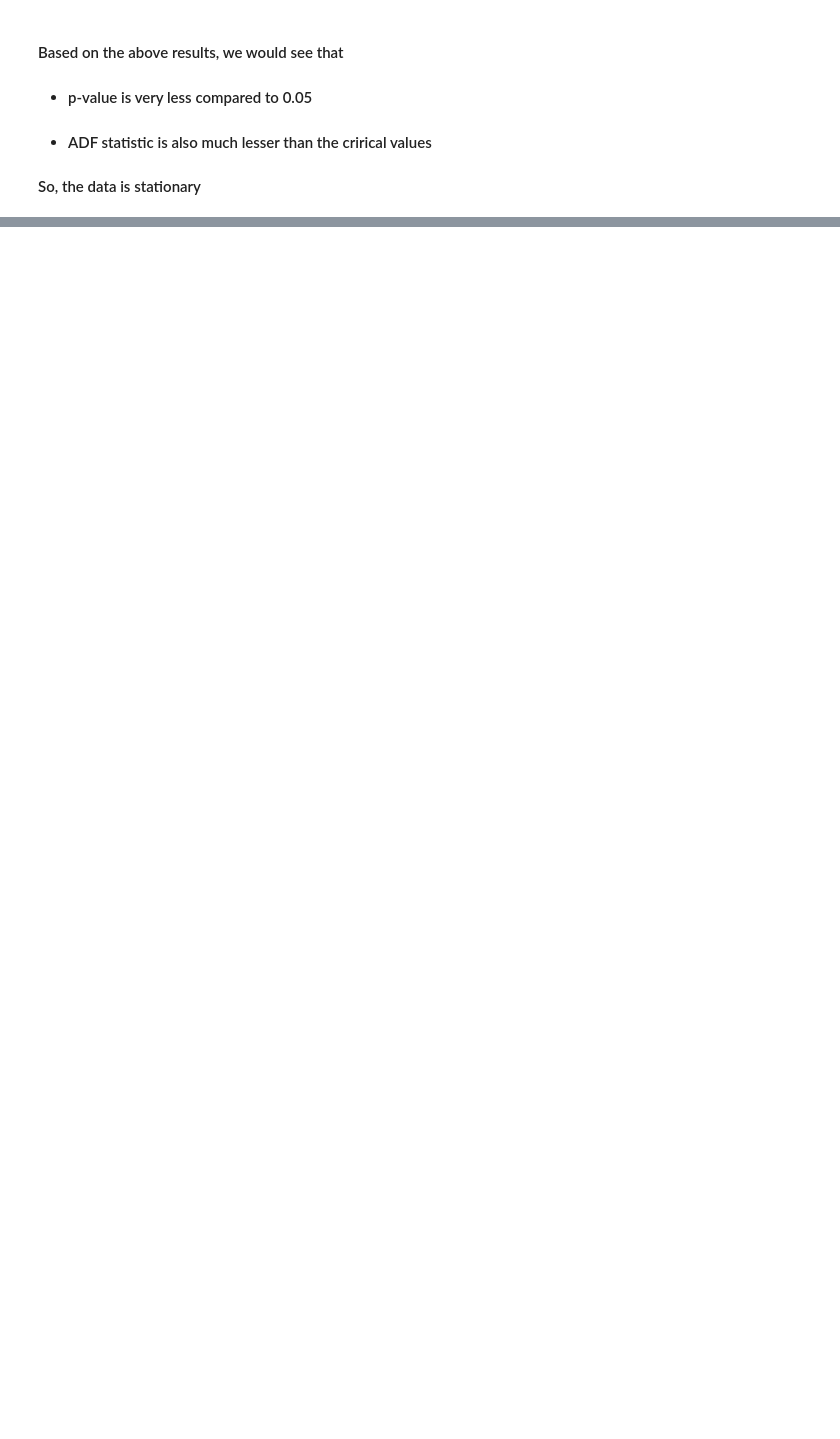
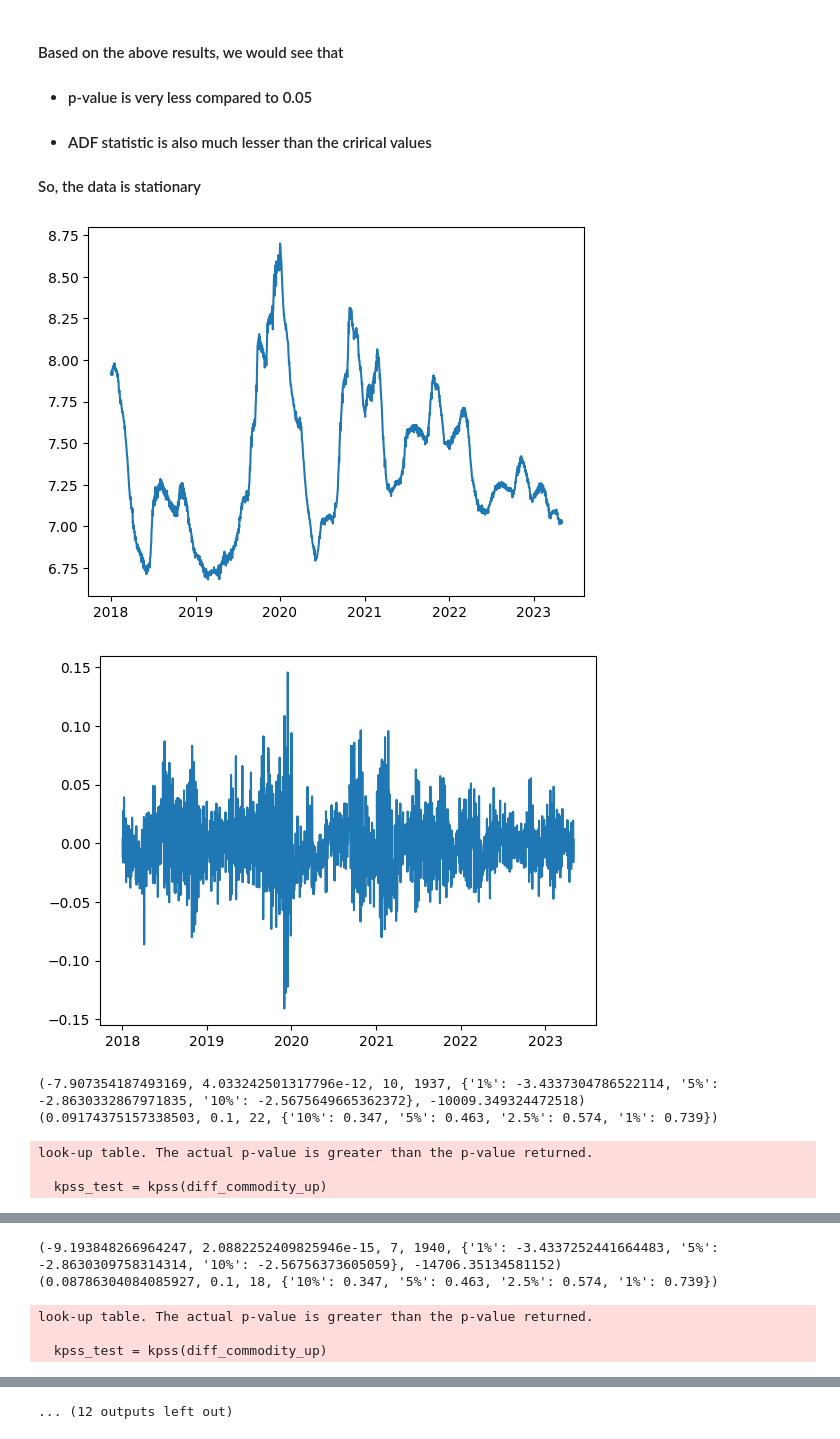
Before and after one commit to mashriram/sih_2024, a Jupyter notebook: src/06_arima.ipynb, the cells around one changed output, grey strips where cells are left out. Cells and saved outputs as stored; diff of their text form; code cells hidden in the pictures; blank space fills up the shorter version.

```diff
--- a/src/06_arima.ipynb
+++ b/src/06_arima.ipynb
@@ -49,7 +117,9 @@ from statsmodels.tsa.stattools import adfuller
 
 commodities = df_up['commodity'].unique()
 for commodity in commodities:
-    res = adfuller(up_train[up_train['commodity'] == commodity]['modal_rs_quintal'], maxlag=10)
+    up_train_commodity = up_train[up_train['commodity'] == commodity]
+    up_train_commodity_dt = up_train_commodity.groupby("datetime").agg({"modal_rs_quintal":"mean"})
+    res = adfuller(up_train_commodity_dt['modal_rs_quintal'], maxlag=10)
     adf_stat, p_value, used_lag, nobs, critical_values, store = res
     print("ADF results for "+ commodity)
     print("ADF Statistic:", adf_stat)
@@ -95,8 +156,35 @@ for key, value in critical_values.items():
-# %%
-from scipy.stats import boxcox
-
-for commodity in commodities:
-    boxcox_commodity_up = pd.Series(boxcox(df_up[df_up['commodity'] == commodity]['modal_rs_quintal'],lmbda=0),index=df_up[df_up['commodity'] == commodity].datetime)
-    print(boxcox_commodity_up ,commodity)
-    plt.plot(boxcox_commodity_up)
-    plt.show()
+# %%
+from scipy.stats import boxcox
+from statsmodels.graphics.tsaplots import plot_acf,plot_pacf
+
+boxcox_diff_dfs = dict()
+boxcox_dfs = dict()
+for commodity in commodities:
+    up_train_commodity = up_train[up_train['commodity'] == commodity]
+    up_train_commodity_dt = up_train_commodity.groupby("datetime").agg({"modal_rs_quintal":"mean"})
+    boxcox_commodity_up = pd.Series(boxcox(up_train_commodity_dt['modal_rs_quintal'],lmbda=0),index=up_train_commodity_dt.index)
+    diff_commodity_up = pd.Series(boxcox_commodity_up - boxcox_commodity_up.shift(),index=boxcox_commodity_up.index)
+    diff_commodity_up.dropna(inplace=True)
+    # print(boxcox_commodity_up ,commodity)
+    plt.plot(boxcox_commodity_up)
+    plt.show()
+    plt.plot(diff_commodity_up)
+    plt.show()
+    adf = adfuller(diff_commodity_up, maxlag=10)
+    print(adf)
+    kpss_test = kpss(diff_commodity_up)
+    print(kpss_test)
+    plot_acf(diff_commodity_up,ax=plt.gca(),lags=9)
+    plt.show()
+    plot_pacf(diff_commodity_up,ax=plt.gca(),lags=9)
+    plt.show()
+    boxcox_diff_dfs[commodity] = diff_commodity_up
+    boxcox_dfs[commodity] = boxcox_commodity_up
+# %% [output]
+[figure, added]
+[figure, added]
+(-7.907354187493169, 4.033242501317796e-12, 10, 1937, {'1%': -3.4337304786522114, '5%': -2.8630332867971835, '10%': -2.5675649665362372}, -10009.349324472518)
+(0.09174375157338503, 0.1, 22, {'10%': 0.347, '5%': 0.463, '2.5%': 0.574, '1%': 0.739})
+look-up table. The actual p-value is greater than the p-value returned.
+
+  kpss_test = kpss(diff_commodity_up)
@@ -102,0 +195,5 @@ for commodity in commodities:
+(-9.193848266964247, 2.0882252409825946e-15, 7, 1940, {'1%': -3.4337252441664483, '5%': -2.8630309758314314, '10%': -2.56756373605059}, -14706.35134581152)
+(0.08786304084085927, 0.1, 18, {'10%': 0.347, '5%': 0.463, '2.5%': 0.574, '1%': 0.739})
+look-up table. The actual p-value is greater than the p-value returned.
+
+  kpss_test = kpss(diff_commodity_up)
@@ -102,0 +202 @@ for commodity in commodities:
+... (12 outputs left out)
```
Also changed, not shown: parts of 14 cells of this notebook.
